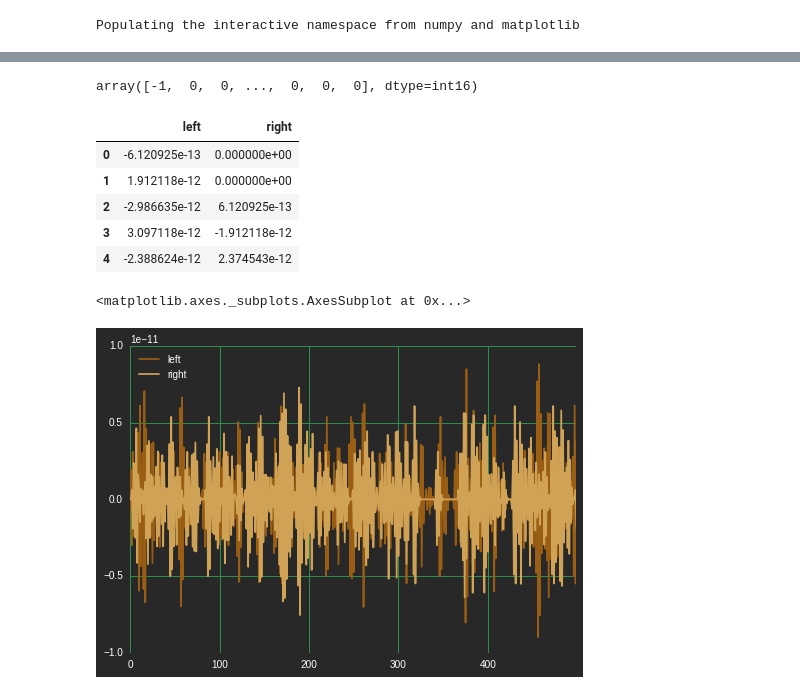
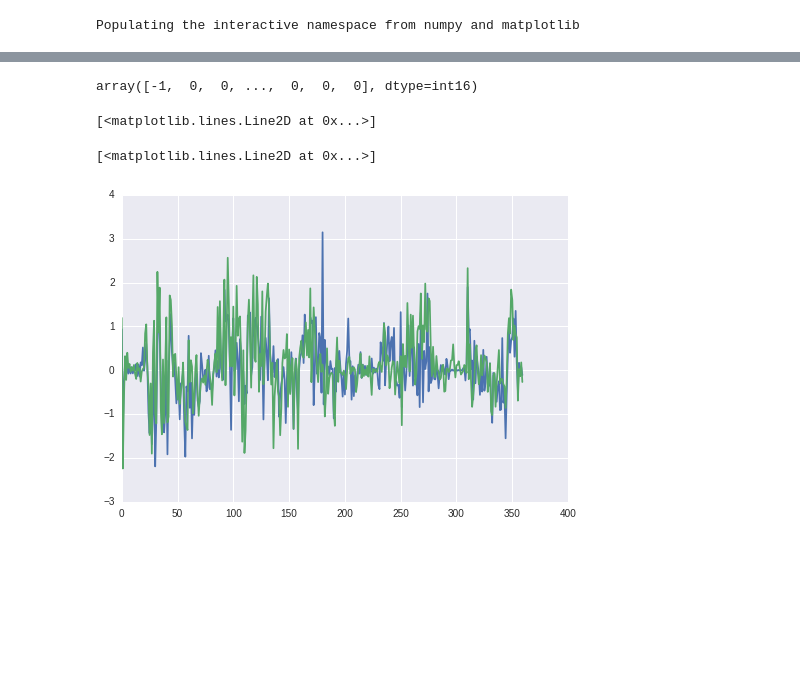
Before and after one commit to AZAZ59/SoundProcess, a Jupyter notebook: Untitled.ipynb, the cells around one changed output, grey strips where cells are left out. Drawn from its saved outputs; the diff is of its cells as text; code cells hidden in the pictures; blank space fills up the shorter version.

```diff
--- a/Untitled.ipynb
+++ b/Untitled.ipynb
@@ -102,32 +97,23 @@ plt.plot(medfilt(y,5))
 # %%
 sound[1][:,0]
 l=sound[1][:,0]
 r=sound[1][:,1]
 
-l=butter_lowpass_filter(l, cutOff, fs, order)
-r=butter_lowpass_filter(r, cutOff, fs, order)
-
 cutOff = 23.1 #cutoff frequency in rad/s
 fs = 188.495559 #sampling frequency in rad/s
 order = 20 #order of filter
 
-l=l.reshape(l.shape[0],1)
-r=r.reshape(r.shape[0],1)
+l=butter_lowpass_filter(l, cutOff, fs, order)
+r=butter_lowpass_filter(r, cutOff, fs, order)
 
+l=scipy.signal.resample(l,len(l)//44100*2)*1e12
+r=scipy.signal.resample(r,len(r)//44100*2)*1e12
 
-d=pd.DataFrame(data=l,columns=['left'])
-d['right']=r
-d.head()
+plt.plot(l)
+plt.plot(r)
+plt.show()
 # %% [output]
 array([-1,  0,  0, ...,  0,  0,  0], dtype=int16)
-|  | left | right |
-| 0 | -6.120925e-13 | 0.000000e+00 |
-| 1 | 1.912118e-12 | 0.000000e+00 |
-| 2 | -2.986635e-12 | 6.120925e-13 |
-| 3 | 3.097118e-12 | -1.912118e-12 |
-| 4 | -2.388624e-12 | 2.374543e-12 |
+[<matplotlib.lines.Line2D at 0x...>]
+[<matplotlib.lines.Line2D at 0x...>]
+[figure, added]
-# %%
-d.iloc[:500].plot()
-# %% [output]
-<matplotlib.axes._subplots.AxesSubplot at 0x...>
-[figure, removed]
```
Also changed, not shown: parts of 5 cells of this notebook.
